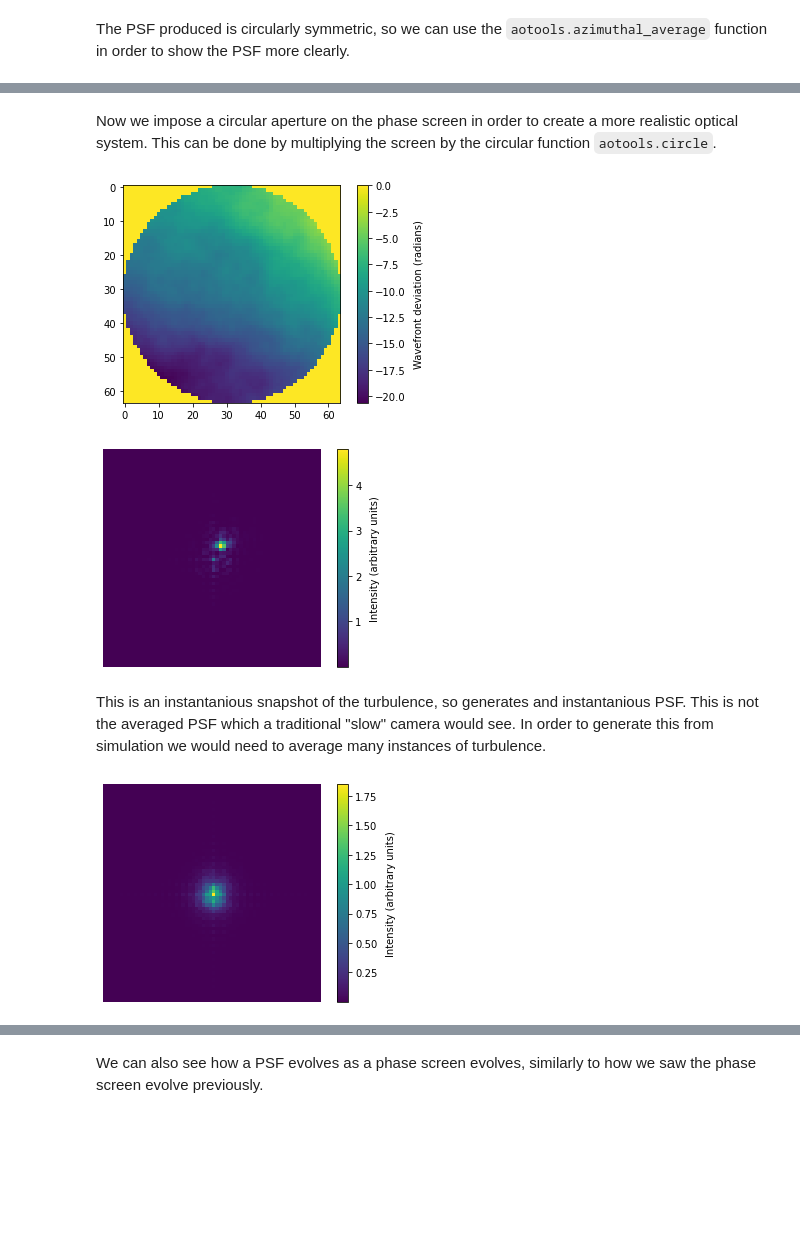
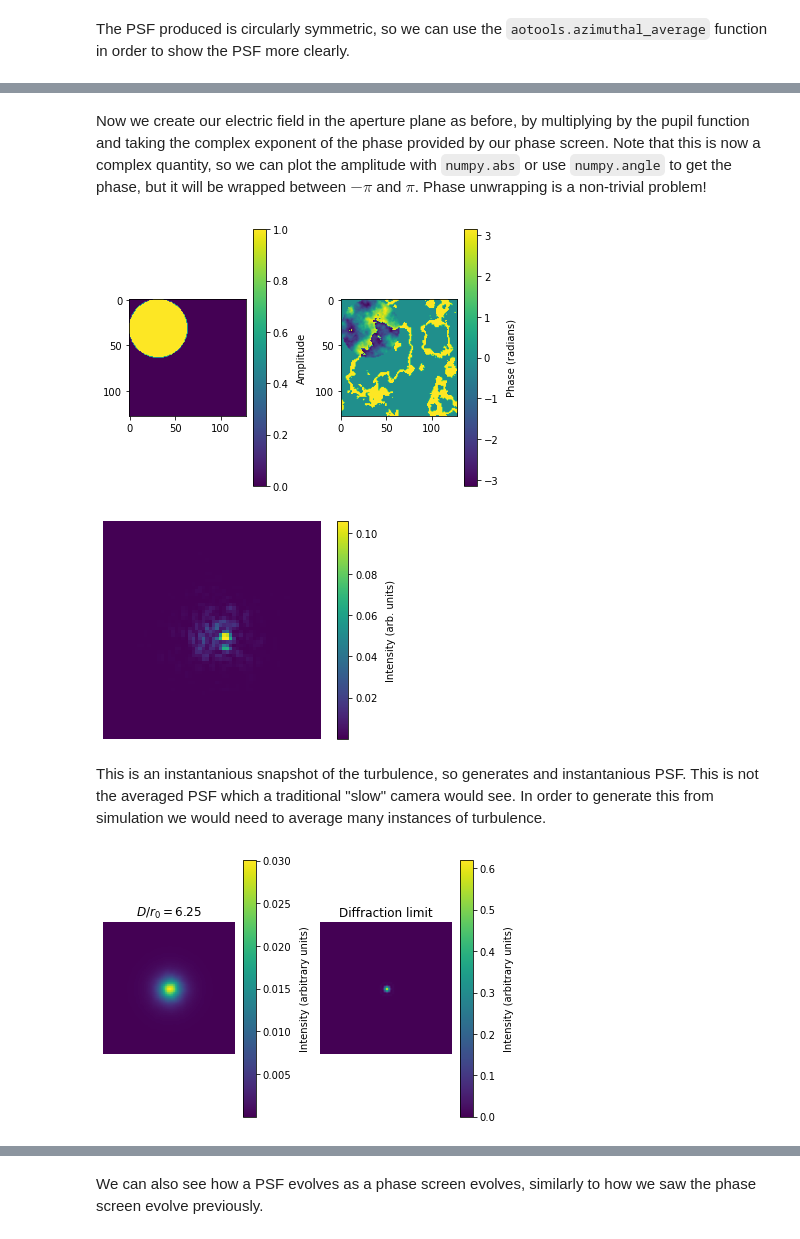
Before and after one commit to AOtools/aotools_tests, a Jupyter notebook: workshop/3_imaging.ipynb, the cells around one changed output, grey strips where cells are left out. Drawn from its saved outputs; the diff is of its cells as text; code cells hidden in the pictures; blank space fills up the shorter version.

```diff
--- a/workshop/3_imaging.ipynb
+++ b/workshop/3_imaging.ipynb
@@ -37,7 +37,7 @@ wavelength = 500e-9
 # %% [markdown]
 Before looking at aberrated PSFs first we will show the process of creating a simple PSF for a flat incident wavefront. To do this we impose a circular aperture on the phase screen in order to create a more realistic optical system. This can be done by multiplying the screen by the circular function `aotools.circle`.
 # %%
-pupil = aotools.circle(nx_size/2, nx_size)
+pupil = aotools.circle(D/pxl_scale/2, nx_size)
 # %% [markdown]
 This simply creates a mask which we can use to create more realistic simulations of optical systems.
 # %%
@@ -66,25 +72,27 @@ Note that this PSF does not look particularly well sampled, although the spatial
 # %%
 # Create padding to get an oversampled psf at the end to make it look nice
-padded_pupil = numpy.zeros((nx_size*2, nx_size*2))
+pad_size = nx_size*pad_factor
+padded_pupil = numpy.zeros((pad_size, pad_size))
 padded_pupil[:nx_size, :nx_size] = pupil
 
 complex_wave = padded_pupil*numpy.exp(j*0)
 
 # Use AOtools to transform from the pupil to the focal plane
-psf = aotools.ft2(padded_pupil, delta=D*2/nx_size,)**2.
+E_f = aotools.ft2(padded_pupil, delta=pxl_scale,)
+psf = numpy.abs(E_f)**2
 
 # Cut out the centre of the psf array for prettier plotting
-psf_cut = psf[int(y/2-nx_size/2):int(y/2+nx_size/2), int(y/2-nx_size/2):int(y/2+nx_size/2)]
+psf_cut = psf[int(pad_size/2-nx_size/2):int(pad_size/2+nx_size/2), int(pad_size/2-nx_size/2):int(pad_size/2+nx_size/2)]
 
 # Plot the PSF
 plt.figure()
 plt.subplot(1, 2, 1)
-plt.imshow(numpy.abs(psf))
+plt.imshow(psf)
 plt.axis('off')
 cbar = plt.colorbar()
 cbar.set_label('Intensity (arbitrary units)', labelpad=8)
 plt.subplot(1, 2, 2)
-plt.imshow(numpy.abs(psf_cut))
+plt.imshow(psf_cut)
 plt.axis('off')
 cbar = plt.colorbar()
 cbar.set_label('Intensity (arbitrary units)', labelpad=8)
@@ -110,3 +118,8 @@ Now we have these tools we can look at how turbulence affects these PSFs. First
 # %%
 # Create the phase screen object using aotools
-phase_screen = infinitephasescreen.PhaseScreenKolmogorov(nx_size, pxl_scale, r0, L0, stencil_length_factor=stencil_length_factor)
+phase_screen = phasescreen.ft_phase_screen(r0, nx_size * pad_factor, pxl_scale, L0, l0)
+
+plt.figure()
+plt.imshow(phase_screen)
+cbar = plt.colorbar()
+cbar.set_label("Wavefront deviation (radians)", labelpad=8)
@@ -113,36 +128,35 @@ phase_screen = infinitephasescreen.PhaseScreenKolmogorov(nx_size, pxl_scale, r0,
 # %% [markdown]
-Now we impose a circular aperture on the phase screen in order to create a more realistic optical system. This can be done by multiplying the screen by the circular function `aotools.circle`.
+Now we create our electric field in the aperture plane as before, by multiplying by the pupil function and taking the complex exponent of the phase provided by our phase screen. Note that this is now a complex quantity, so we can plot the amplitude with `numpy.abs` or use `numpy.angle` to get the phase, but it will be wrapped between $-\pi$ and $\pi$. Phase unwrapping is a non-trivial problem!
 # %%
-wavefront = phase_screen.scrn
-wavefront *= aotools.circle(nx_size/2, nx_size)
+complex_phase = padded_pupil * numpy.exp(j * phase_screen)
 
 plt.figure()
-plt.imshow(wavefront)
+plt.subplot(1,2,1)
+plt.imshow(numpy.abs(complex_phase))
 cbar = plt.colorbar()
-cbar.set_label('Wavefront deviation (radians)', labelpad=8)
+cbar.set_label('Amplitude', labelpad=8)
+plt.subplot(1,2,2)
+plt.imshow(numpy.angle(complex_phase))
+cbar = plt.colorbar()
+cbar.set_label('Phase (radians)', labelpad=8)
+plt.tight_layout()
 # %% [output]
-[figure, old version]
+[figure, new version]
 # %%
-complex_phase = numpy.exp(j*wavefront)
-
-# Create padding to get an oversampled psf at the end to make it look nice
-padded_pupil = numpy.zeros((nx_size*2, nx_size*2), dtype=numpy.complex64)
-padded_pupil[:nx_size, :nx_size] = complex_phase
-
 # Use AOtools to transform from the pupil to the focal plane
-psf = numpy.abs(aotools.ft2(padded_pupil, delta=D*2/nx_size,))**2
+psf_turb = numpy.abs(aotools.ft2(complex_phase, delta=pxl_scale,))**2
 
 # Cut out the centre of the psf array for prettier plotting
-psf_cut = psf[int(y/2-nx_size/2):int(y/2+nx_size/2), int(y/2-nx_size/2):int(y/2+nx_size/2)]
+psf_turb_cut = psf_turb[int(pad_size/2-nx_size/2):int(pad_size/2+nx_size/2), int(pad_size/2-nx_size/2):int(pad_size/2+nx_size/2)]
 
 # Plot the PSF
 plt.figure()
-plt.imshow(numpy.abs(psf_cut))
+plt.imshow(psf_turb_cut)
 plt.axis('off')
 cbar = plt.colorbar()
-cbar.set_label('Intensity (arbitrary units)', labelpad=8)
+cbar.set_label('Intensity (arb. units)', labelpad=8)
 # %% [output]
-[figure, old version]
+[figure, new version]
 # %% [markdown]
 This is an instantanious snapshot of the turbulence, so generates and instantanious PSF. This is not the averaged PSF which a traditional "slow" camera would see. In order to generate this from simulation we would need to average many instances of turbulence.
 # %%
@@ -160,13 +172,22 @@ for n in tqdm(range(n_scrns)):
 average_psf = psfs.mean(0)
 # %%
 # Cut out the centre of the psf array for prettier plotting
-psf_cut = average_psf[int(y/2-nx_size/2):int(y/2+nx_size/2), int(y/2-nx_size/2):int(y/2+nx_size/2)]
+psf_avg_cut = average_psf[int(pad_size/2-nx_size/2):int(pad_size/2+nx_size/2), int(pad_size/2-nx_size/2):int(pad_size/2+nx_size/2)]
 
 # Plot the PSF
 plt.figure()
-plt.imshow(numpy.abs(psf_cut))
+plt.subplot(1,2,1)
+plt.imshow(psf_avg_cut)
+plt.title(f"$D/r_0={D/r0:.2f}$")
 plt.axis('off')
 cbar = plt.colorbar()
 cbar.set_label('Intensity (arbitrary units)', labelpad=8)
+plt.subplot(1,2,2)
+plt.imshow(psf_cut)
+plt.axis('off')
+plt.title("Diffraction limit")
+cbar = plt.colorbar()
+cbar.set_label('Intensity (arbitrary units)', labelpad=8)
+plt.tight_layout()
 # %% [output]
-[figure, old version]
+[figure, new version]
```
Also changed, not shown: parts of 15 cells of this notebook, 5 other files.
